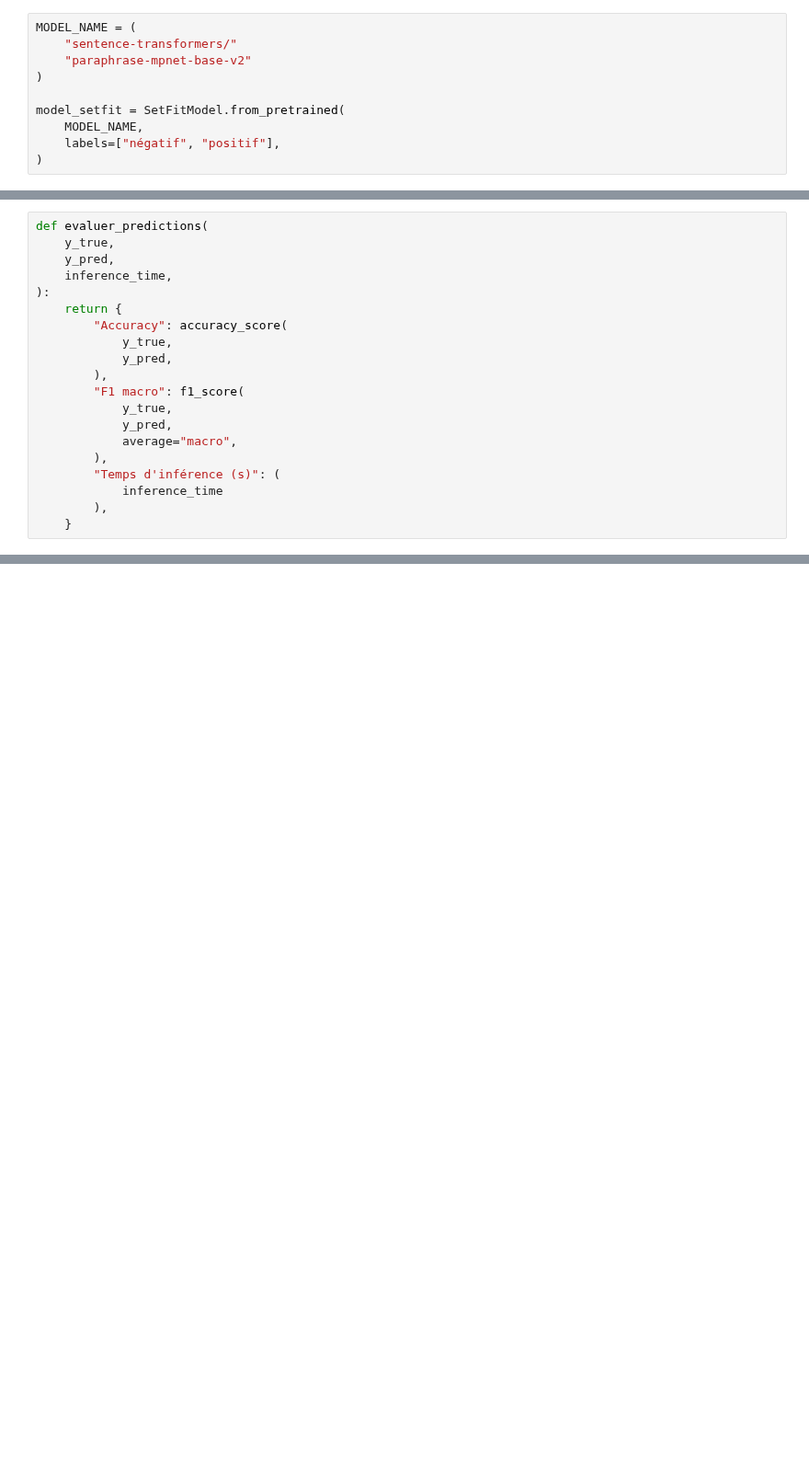
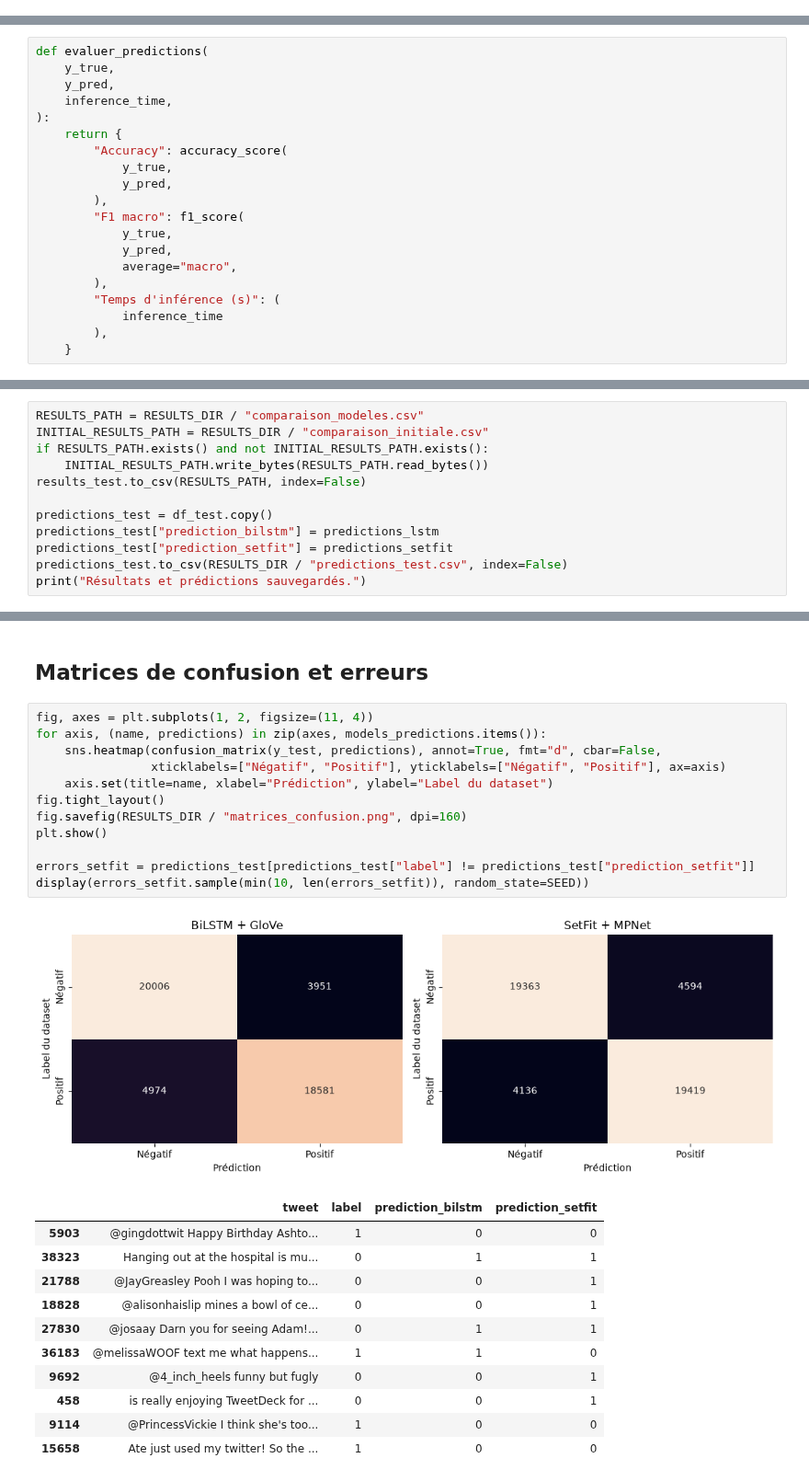
Before and after one commit to CaNaLLx/OpenClassrooms_projet_9, a Jupyter notebook: Notebooks/notebook_final_entrainement.ipynb, the cells around one changed output, grey strips where cells are left out. Shown at 92% size. Saved outputs shown, nothing was run; the diff lists cells and outputs as text; blank space fills up the shorter version.

```diff
--- a/Notebooks/notebook_final_entrainement.ipynb
+++ b/Notebooks/notebook_final_entrainement.ipynb
@@ -857,10 +862,0 @@ Validation SetFit : 2,000
-# %%
-MODEL_NAME = (
-    "sentence-transformers/"
-    "paraphrase-mpnet-base-v2"
-)
-
-model_setfit = SetFitModel.from_pretrained(
-    MODEL_NAME,
-    labels=["négatif", "positif"],
-)
@@ -1223,0 +1163,12 @@ Résultats sauvegardés dans : f:\adalc\Documents\Projets\Projet 9\OpenClassroom
+# %%
+RESULTS_PATH = RESULTS_DIR / "comparaison_modeles.csv"
+INITIAL_RESULTS_PATH = RESULTS_DIR / "comparaison_initiale.csv"
+if RESULTS_PATH.exists() and not INITIAL_RESULTS_PATH.exists():
+    INITIAL_RESULTS_PATH.write_bytes(RESULTS_PATH.read_bytes())
+results_test.to_csv(RESULTS_PATH, index=False)
+
+predictions_test = df_test.copy()
+predictions_test["prediction_bilstm"] = predictions_lstm
+predictions_test["prediction_setfit"] = predictions_setfit
+predictions_test.to_csv(RESULTS_DIR / "predictions_test.csv", index=False)
+print("Résultats et prédictions sauvegardés.")
@@ -1388,0 +1229,27 @@ print(
+# %% [markdown]
+## Matrices de confusion et erreurs
+# %%
+fig, axes = plt.subplots(1, 2, figsize=(11, 4))
+for axis, (name, predictions) in zip(axes, models_predictions.items()):
+    sns.heatmap(confusion_matrix(y_test, predictions), annot=True, fmt="d", cbar=False,
+                xticklabels=["Négatif", "Positif"], yticklabels=["Négatif", "Positif"], ax=axis)
+    axis.set(title=name, xlabel="Prédiction", ylabel="Label du dataset")
+fig.tight_layout()
+fig.savefig(RESULTS_DIR / "matrices_confusion.png", dpi=160)
+plt.show()
+
+errors_setfit = predictions_test[predictions_test["label"] != predictions_test["prediction_setfit"]]
+display(errors_setfit.sample(min(10, len(errors_setfit)), random_state=SEED))
+# %% [output]
+[figure, added]
+|  | tweet | label | prediction_bilstm | prediction_setfit |
+| 5903 | @gingdottwit Happy Birthday Ashto... | 1 | 0 | 0 |
+| 38323 | Hanging out at the hospital is mu... | 0 | 1 | 1 |
+| 21788 | @JayGreasley Pooh I was hoping to... | 0 | 0 | 1 |
+| 18828 | @alisonhaislip mines a bowl of ce... | 0 | 0 | 1 |
+| 27830 | @josaay Darn you for seeing Adam!... | 0 | 1 | 1 |
+| 36183 | @melissaWOOF text me what happens... | 1 | 1 | 0 |
+| 9692 | @4_inch_heels funny but fugly | 0 | 0 | 1 |
+| 458 | is really enjoying TweetDeck for ... | 0 | 0 | 1 |
+| 9114 | @PrincessVickie I think she's too... | 1 | 0 | 0 |
+| 15658 | Ate just used my twitter! So the ... | 1 | 0 | 0 |
```
Also changed, not shown: parts of 52 cells of this notebook, 37 other files.
